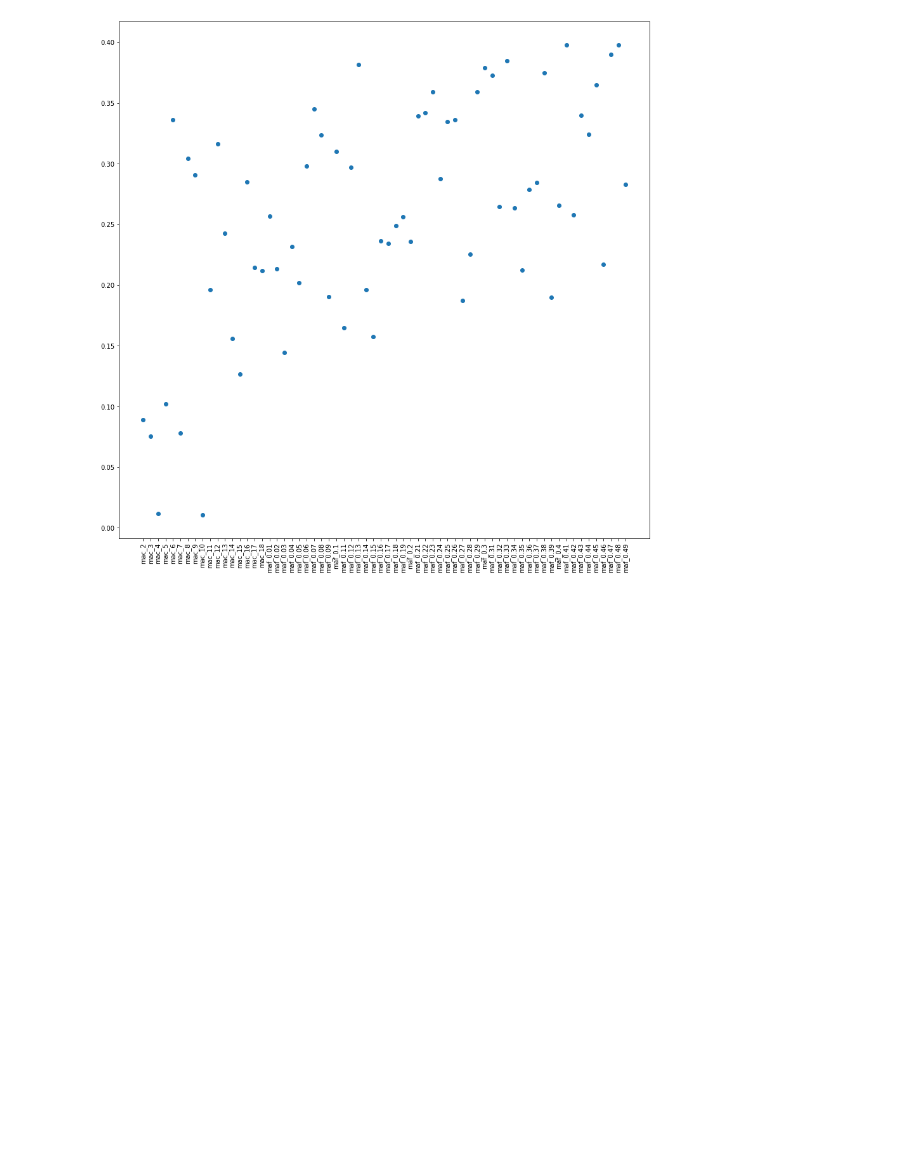
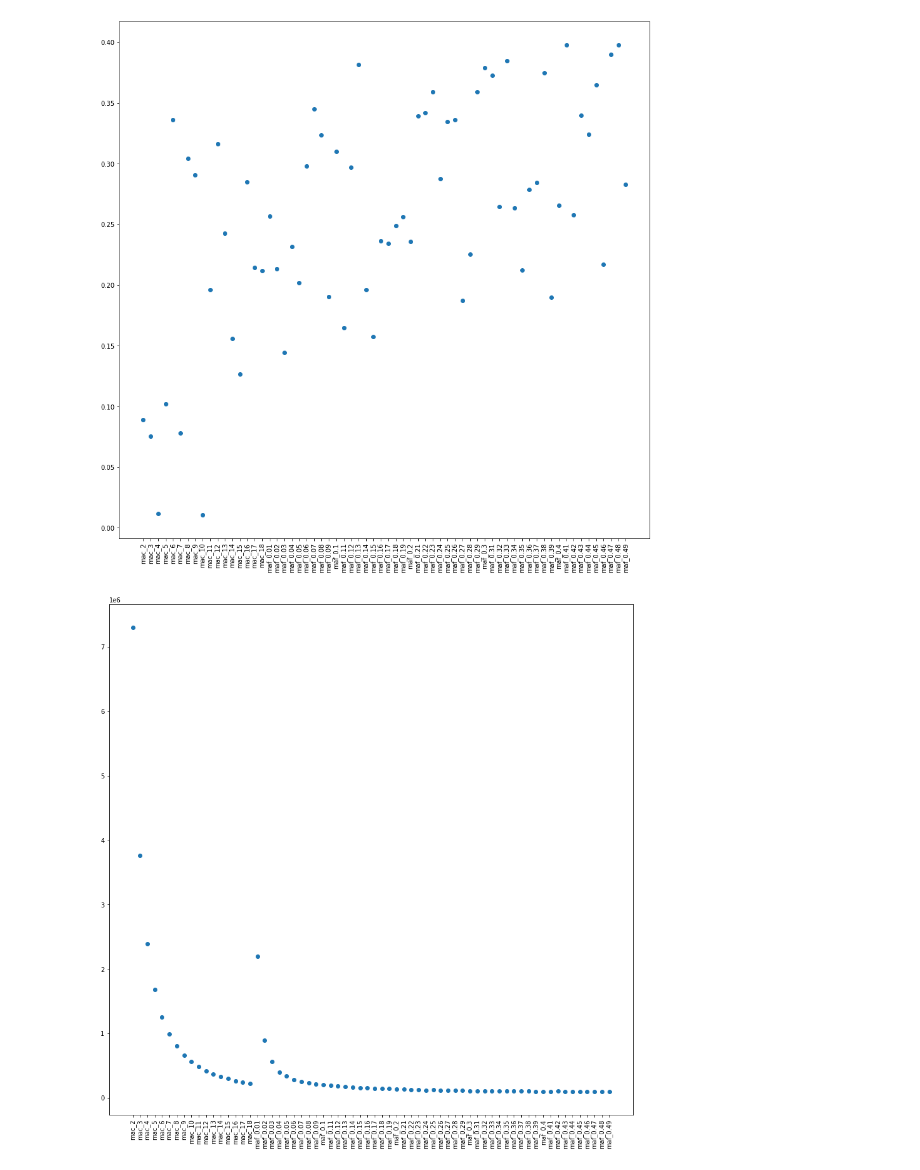
Before and after one commit to Greenbaum-Lab/SNPnmi, a Jupyter notebook: notebooks/collect NMI.ipynb, the cells around one changed output. Cells and saved outputs as stored; diff of their text form; code cells hidden in the pictures; blank space fills up the shorter version.

```diff
--- a/notebooks/collect NMI.ipynb
+++ b/notebooks/collect NMI.ipynb
@@ -112,3 +112,23 @@ Leaves_NoOverlap
 [figure]
 Leaves_WithOverlap
 [figure]
+# %%
+import json
+import matplotlib.pyplot as plt
+
+window_num_per_class_file = r"/home/lab2/shahar/cluster_dirs/vcf/hgdp/classes/windows/number_of_windows_per_class.txt"
+window_size = 100
+with open(window_num_per_class_file, "rb") as f:
+    dict = json.load(f)
+xy = [(k,v) for k,v in dict.items()]
+x = [k for (k,v) in xy]
+y = [int(v)*window_size for (k,v) in xy]
+f = plt.figure()
+f.set_figwidth(15)
+f.set_figheight(15)
+ax = f.add_subplot(111)
+plt.scatter(x, y)
+plt.xticks(rotation = 90)
+plt.show()
+# %% [output]
+[figure, added]
```
Also changed, not shown: 3 other files.
